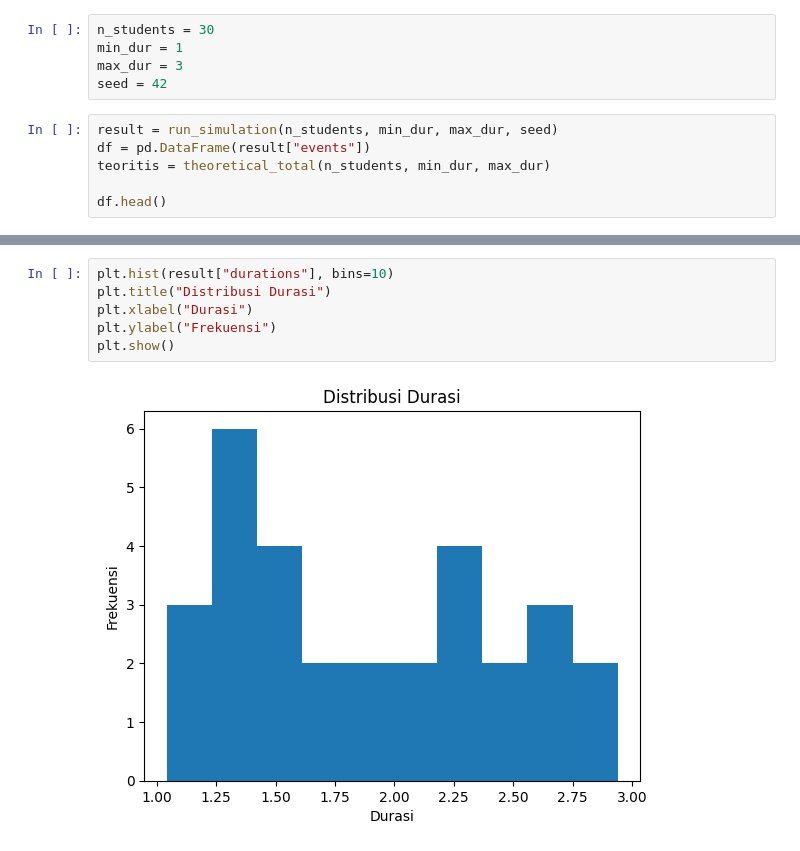
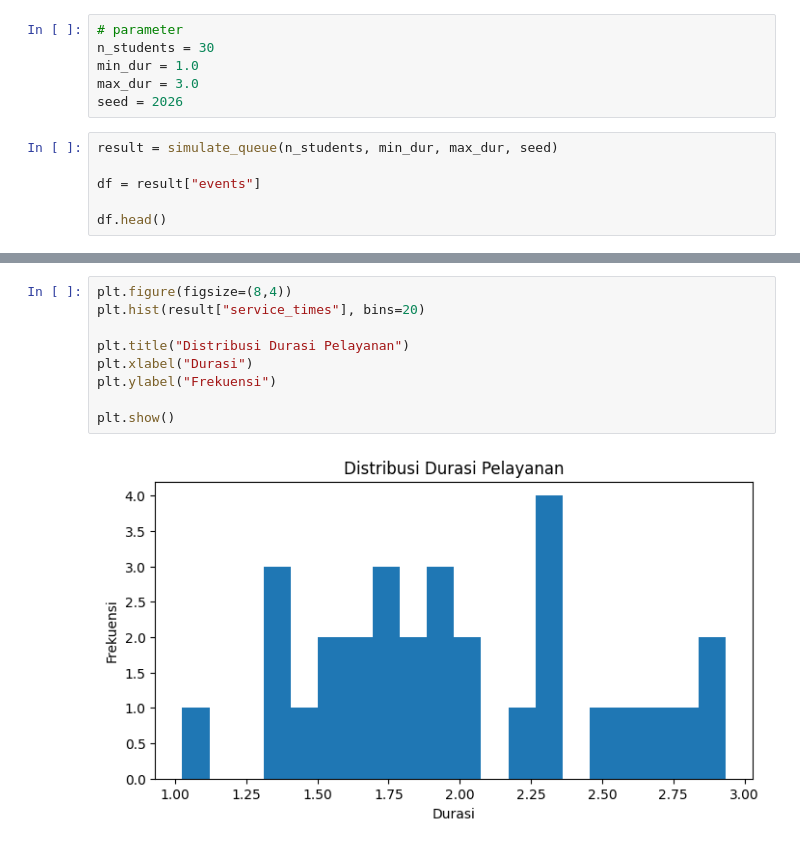
Before and after one commit to kevinsrg/modsim-2026-p6-ifs25012-latihan, a Jupyter notebook: simulasi-app.ipynb, the cells around one changed output, grey strips where cells are left out. Cells and saved outputs as stored; diff of their text form.

```diff
--- a/simulasi-app.ipynb
+++ b/simulasi-app.ipynb
@@ -45,12 +38,13 @@ def theoretical_total(n_students, min_dur, max_dur):
 # %%
+# parameter
 n_students = 30
-min_dur = 1
-max_dur = 3
-seed = 42
+min_dur = 1.0
+max_dur = 3.0
+seed = 2026
 # %%
-result = run_simulation(n_students, min_dur, max_dur, seed)
-df = pd.DataFrame(result["events"])
-teoritis = theoretical_total(n_students, min_dur, max_dur)
+result = simulate_queue(n_students, min_dur, max_dur, seed)
+
+df = result["events"]
 
 df.head()
 # %% [output]
@@ -88,8 +92,11 @@ plt.show()
 # %%
-plt.hist(result["durations"], bins=10)
-plt.title("Distribusi Durasi")
+plt.figure(figsize=(8,4))
+plt.hist(result["service_times"], bins=20)
+
+plt.title("Distribusi Durasi Pelayanan")
 plt.xlabel("Durasi")
 plt.ylabel("Frekuensi")
+
 plt.show()
 # %% [output]
-[figure, old version]
+[figure, new version]
```
Also changed, not shown: parts of 16 cells of this notebook, 2 other files.
